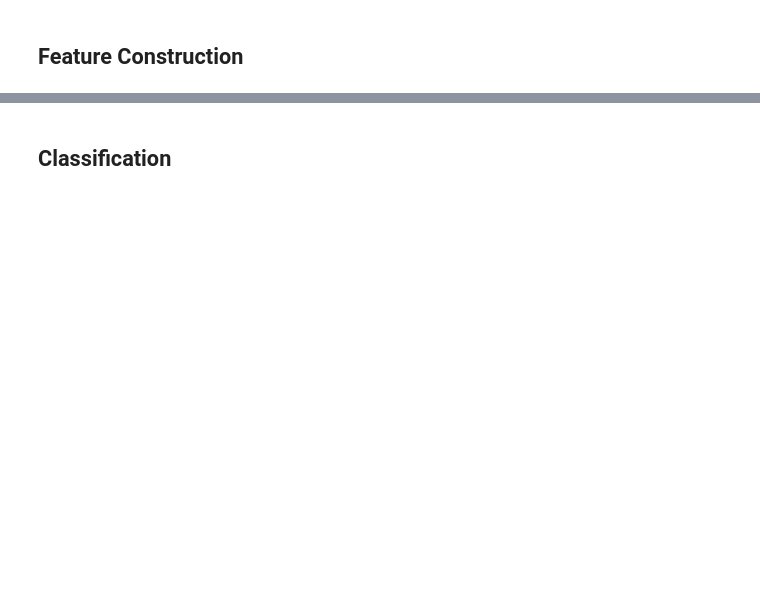
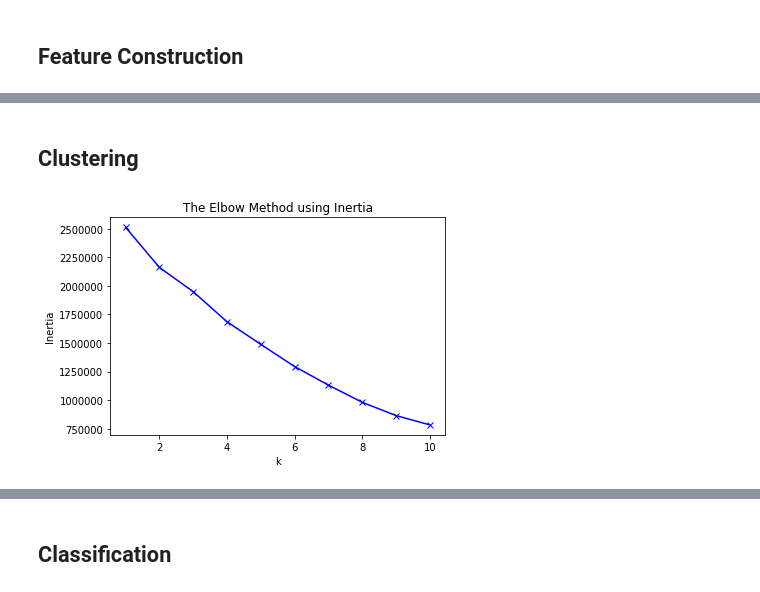
Before and after one commit to willansehl/Litecoin-Address-Classification, a Jupyter notebook: litecoin.ipynb, the cells around one changed output, grey strips where cells are left out. Cells and saved outputs as stored; diff of their text form; code cells hidden in the pictures; blank space fills up the shorter version.

```diff
--- a/litecoin.ipynb
+++ b/litecoin.ipynb
@@ -284,3 +371,39 @@ res_mod.head(5)
 | 2 | LUfj6N3Qcs8ArpZNCceLQ8dGcwYwkfUonH | 1 | GAMBLING | FortuneJack | LUfj6N3Qcs8ArpZNCceLQ8dGcwYwkfUonH | 15082000.0 | 100.328619 | ... |
 | 3 | LZbS3KXvkEh6wUaaz6mFhzsmKmgtjVy4gF | 1 | GAMBLING | FortuneJack | LZbS3KXvkEh6wUaaz6mFhzsmKmgtjVy4gF | 16177200.0 | 100.367291 | ... |
 | 4 | LSyMcvADDU9n7yrP9n8ej759MWK9E2QmZC | 1 | GAMBLING | FortuneJack | LSyMcvADDU9n7yrP9n8ej759MWK9E2QmZC | 11352400.0 | 100.342950 | ... |
+# %% [markdown]
+## Clustering
+# %%
+from sklearn.cluster import KMeans
+from sklearn.preprocessing import scale
+
+
+target = 'label'
+col_to_drop = [
+    target,
+    "addr",
+    "cluster_id",
+    "entity",
+    "inputs_addresses",
+    "outputs_addresses"
+]
+y = res_mod[target]
+sub_X = res_mod.drop(col_to_drop,axis=1)
+X = scale(X)
+
+
+inertias = []
+k_range = range(1, 11)
+
+for k in k_range:
+    model = KMeans(n_clusters=k).fit(X)
+    model.fit(X)
+    inertias.append(model.inertia_)
+
+plt.plot(k_range, inertias, 'bx-')
+plt.xlabel('k')
+plt.ylabel('Inertia')
+plt.title('The Elbow Method using Inertia')
+plt.show()
+# %% [output]
+[figure, added]
```
Also changed, not shown: parts of 20 cells of this notebook.
